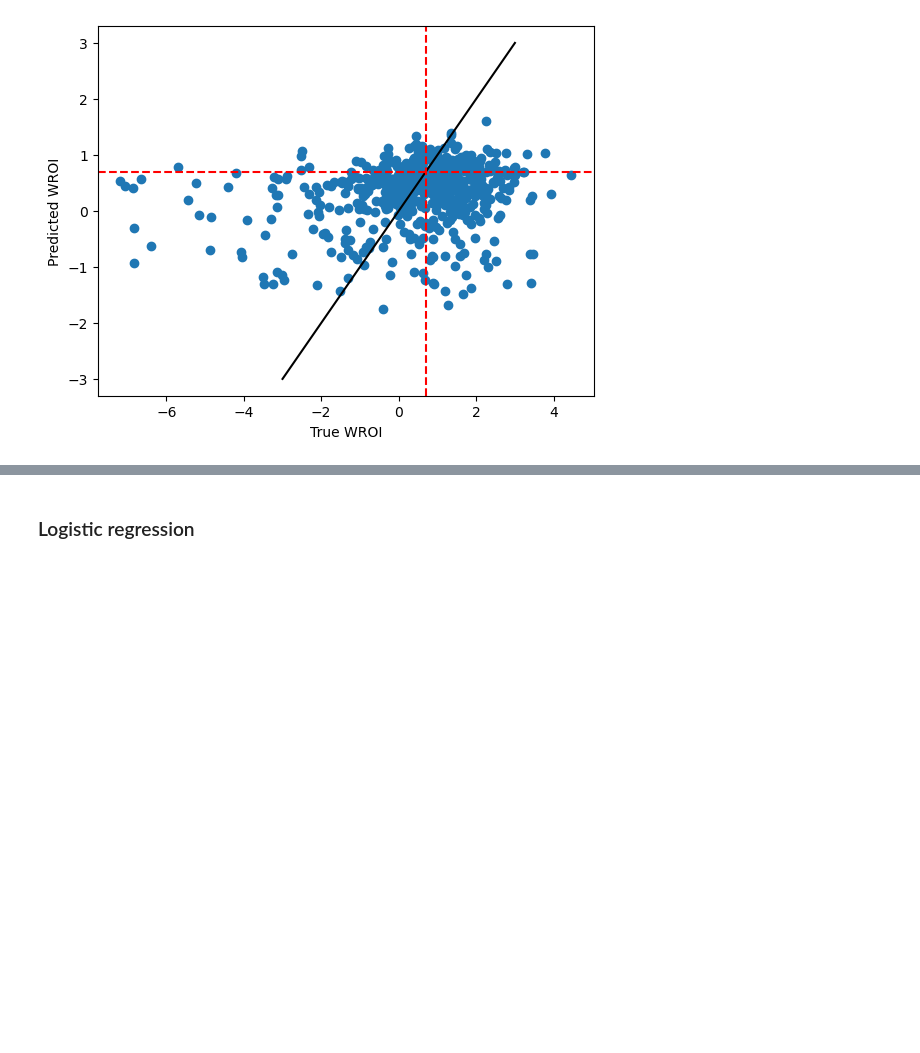
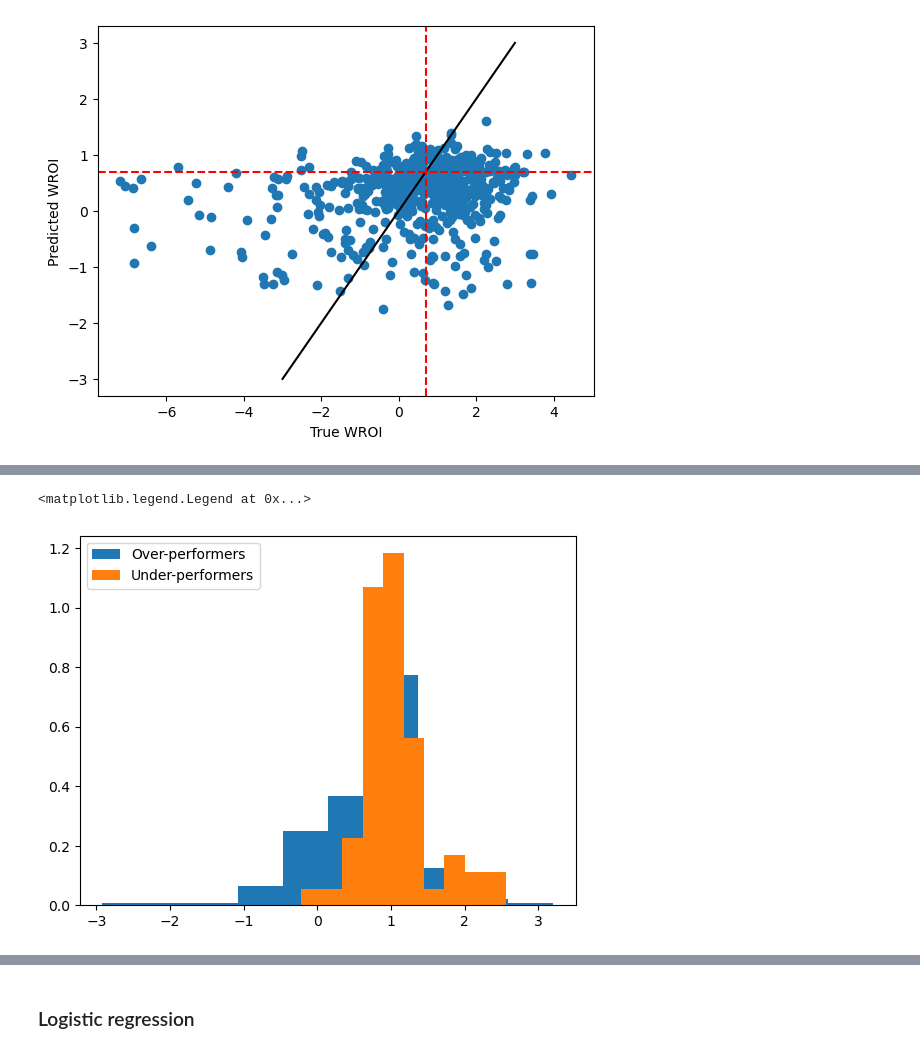
Before and after one commit to Divyantha369/spring-2025-greenlight, a Jupyter notebook: build_regression_models.ipynb, the cells around one changed output, grey strips where cells are left out. Cells and saved outputs as stored; diff of their text form; code cells hidden in the pictures; blank space fills up the shorter version.

```diff
--- a/build_regression_models.ipynb
+++ b/build_regression_models.ipynb
@@ -287,3 +287,7 @@ print("RMSE =", rmse)
 # %% [output]
 RMSE = 1.621603452351102
 [figure]
+# %%
+look_at_ = ['title','budget', 'worldwide_boxoffice', 'year','release_date', 'wroi', 'avg_wroi_top_production_companies', 'avg_wroi_top_cast_id','top_production_companies', 'top_cast']
+under_performers = test_data.loc[(test_data[outputs].values.ravel() <= np.log(2))*(test_prediction.ravel() > np.log(2))][look_at_]
+under_performers
@@ -289,0 +308,3 @@ RMSE = 1.621603452351102
+# %%
+over_performers = test_data.loc[(test_data[outputs].values.ravel() > np.log(2))*(test_prediction.ravel() <= np.log(2))][look_at_]
+over_performers
@@ -289,0 +325,7 @@ RMSE = 1.621603452351102
+# %%
+plt.hist(over_performers['avg_wroi_top_production_companies'], density = True, label = "Over-performers")
+plt.hist(under_performers['avg_wroi_top_production_companies'], density = True, label = "Under-performers")
+plt.legend()
+# %% [output]
+<matplotlib.legend.Legend at 0x...>
+[figure, added]
```
Also changed, not shown: parts of 3 cells of this notebook.
